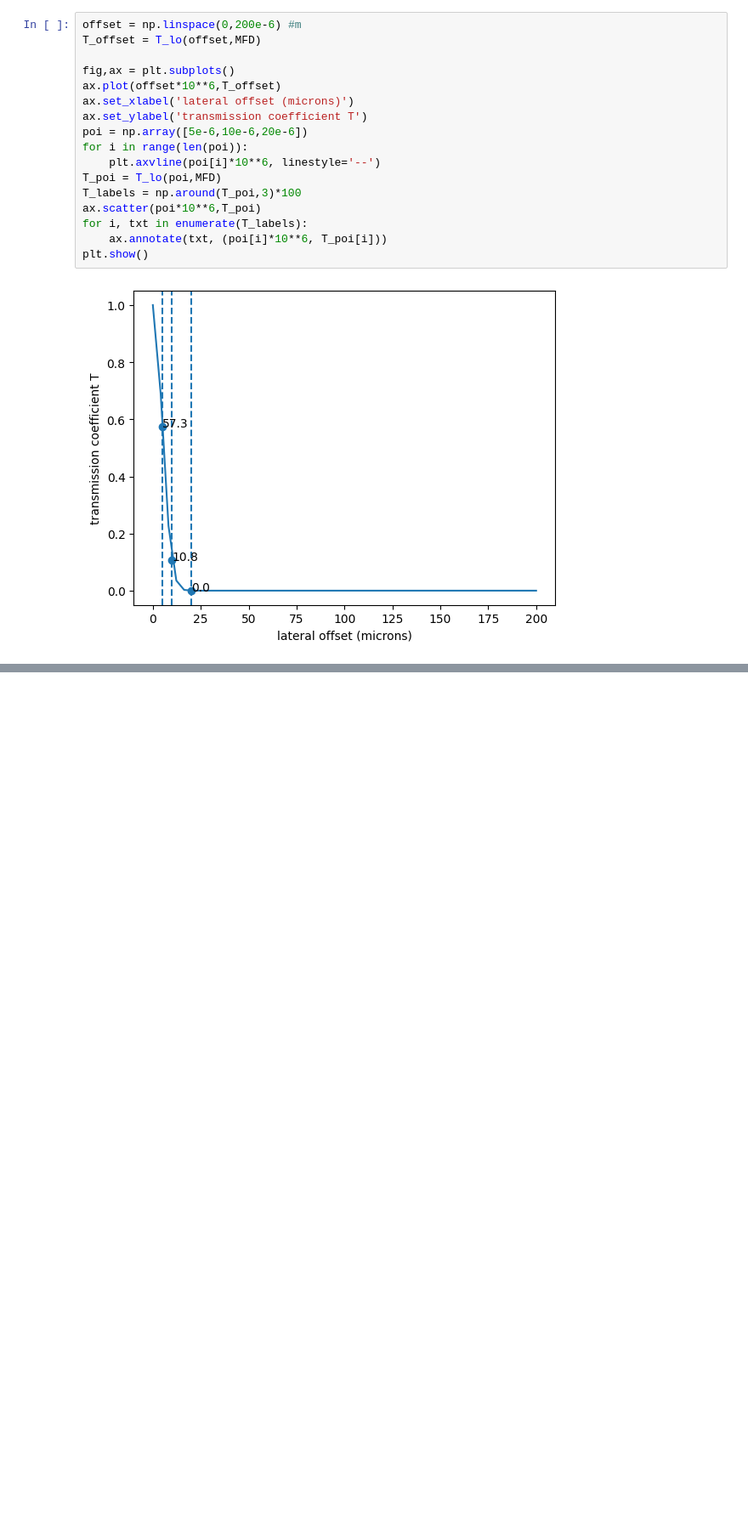
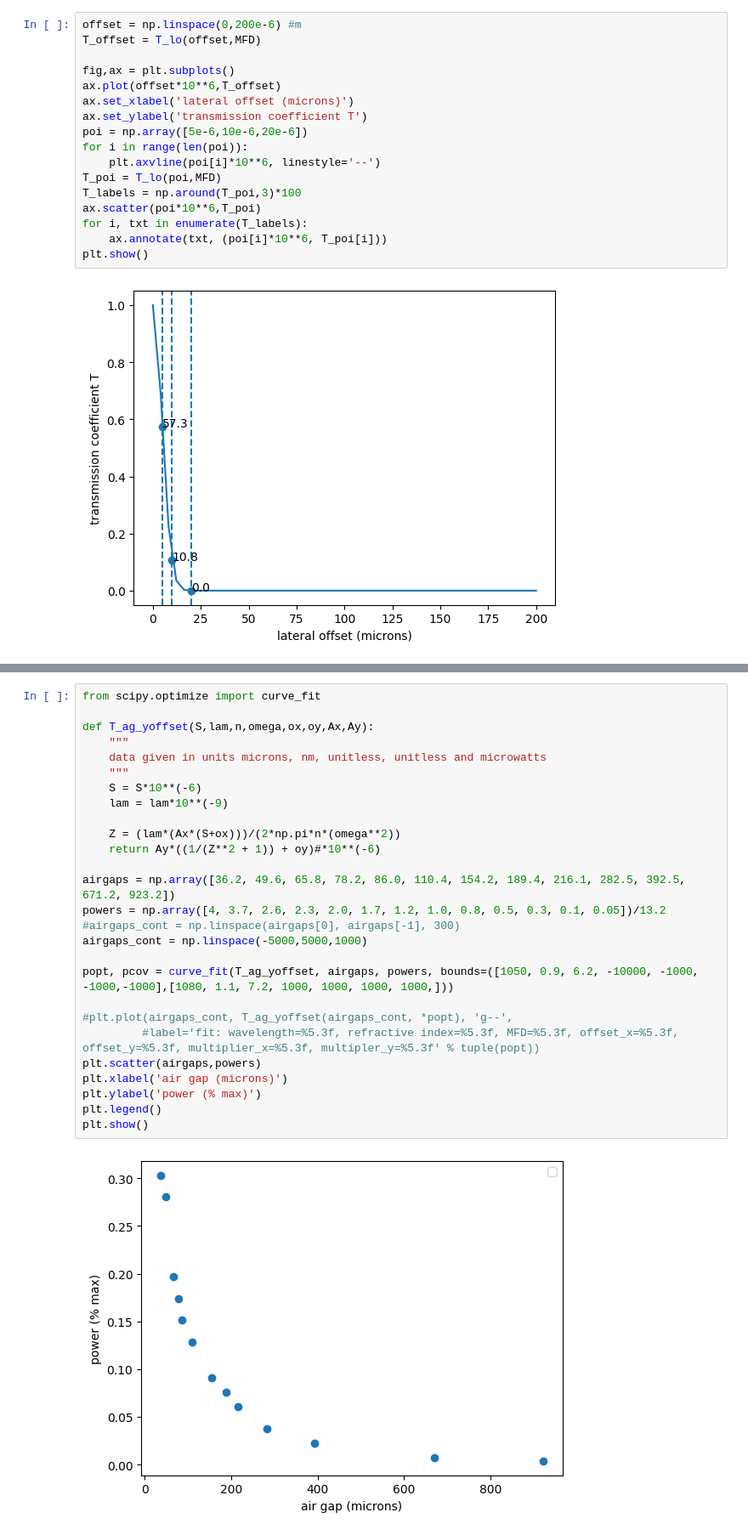
Before and after one commit to holly-faith/UCL2024, a Jupyter notebook: FiberTrapLosses.ipynb, the cells around one changed output, grey strips where cells are left out. Shown at 85% size. Drawn from its saved outputs; the diff is of its cells as text; blank space fills up the shorter version.

Commit message:
fiber characterization, power as function of air gap size

```diff
--- a/FiberTrapLosses.ipynb
+++ b/FiberTrapLosses.ipynb
@@ -85,0 +121,29 @@ plt.show()
+# %%
+from scipy.optimize import curve_fit
+
+def T_ag_yoffset(S,lam,n,omega,ox,oy,Ax,Ay):
+    """
+    data given in units microns, nm, unitless, unitless and microwatts
+    """
+    S = S*10**(-6)
+    lam = lam*10**(-9)
+
+    Z = (lam*(Ax*(S+ox)))/(2*np.pi*n*(omega**2))
+    return Ay*((1/(Z**2 + 1)) + oy)#*10**(-6)
+
+airgaps = np.array([36.2, 49.6, 65.8, 78.2, 86.0, 110.4, 154.2, 189.4, 216.1, 282.5, 392.5, 671.2, 923.2])
+powers = np.array([4, 3.7, 2.6, 2.3, 2.0, 1.7, 1.2, 1.0, 0.8, 0.5, 0.3, 0.1, 0.05])/13.2
+#airgaps_cont = np.linspace(airgaps[0], airgaps[-1], 300)
+airgaps_cont = np.linspace(-5000,5000,1000)
+
+popt, pcov = curve_fit(T_ag_yoffset, airgaps, powers, bounds=([1050, 0.9, 6.2, -10000, -1000, -1000,-1000],[1080, 1.1, 7.2, 1000, 1000, 1000, 1000,]))
+
+#plt.plot(airgaps_cont, T_ag_yoffset(airgaps_cont, *popt), 'g--',
+         #label='fit: wavelength=%5.3f, refractive index=%5.3f, MFD=%5.3f, offset_x=%5.3f, offset_y=%5.3f, multiplier_x=%5.3f, multipler_y=%5.3f' % tuple(popt))
+plt.scatter(airgaps,powers)
+plt.xlabel('air gap (microns)')
+plt.ylabel('power (% max)')
+plt.legend()
+plt.show()
+# %% [output]
+[figure, added]
```
Also changed, not shown: parts of 4 cells of this notebook.
